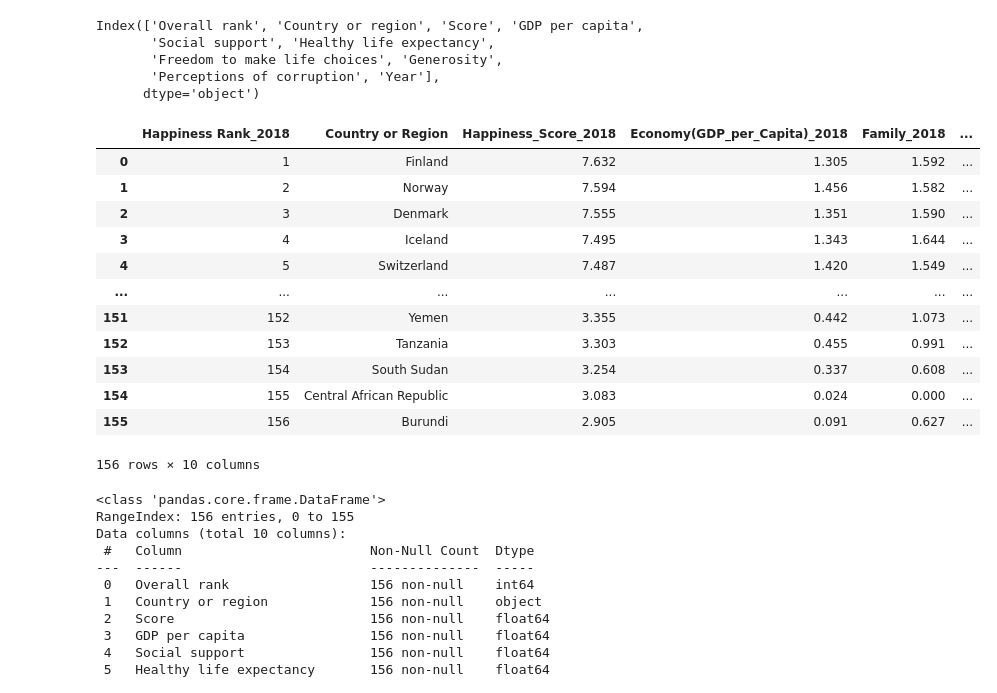
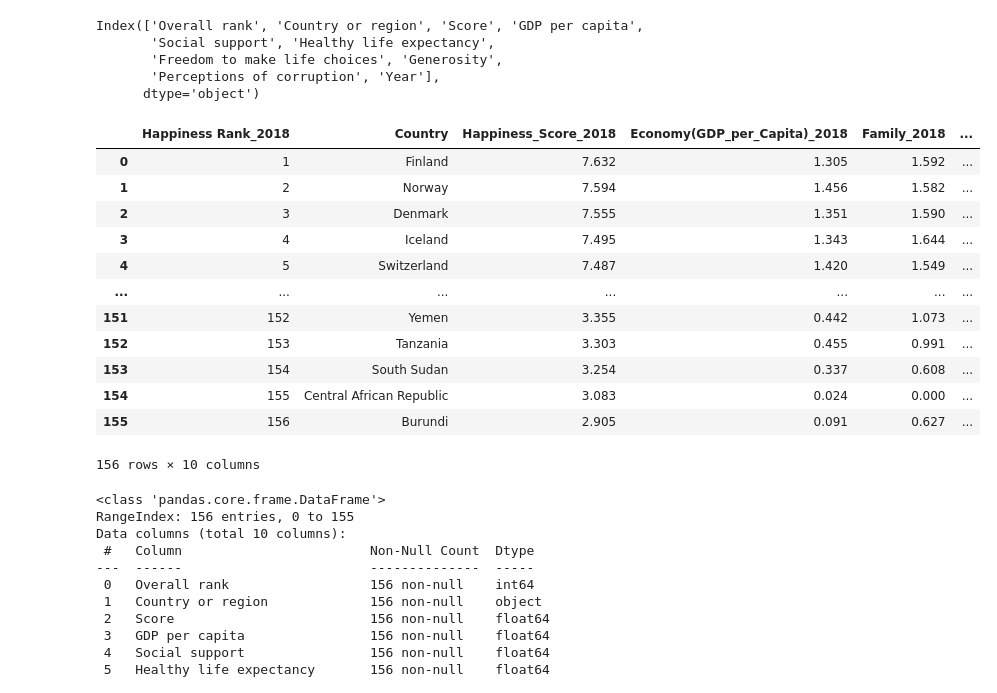
Before and after one commit to benwbarr/ETL-Project, a Jupyter notebook: Resources/Project2Data.ipynb, the cells around one changed output. Drawn from its saved outputs; the diff is of its cells as text; code cells hidden in the pictures.

```diff
--- a/Resources/Project2Data.ipynb
+++ b/Resources/Project2Data.ipynb
@@ -345,14 +345,14 @@ Index(['Overall rank', 'Country or region', 'Score', 'GDP per capita',
        'Perceptions of corruption', 'Year'],
       dtype='object')
 # %%
-h_2018 = h_2018.rename(columns={'Country or region':'Country or Region','Overall rank':'Happiness Rank_2018',
+h_2018 = h_2018.rename(columns={'Country or region':'Country','Overall rank':'Happiness Rank_2018',
 'Score':'Happiness_Score_2018','GDP per capita':'Economy(GDP_per_Capita)_2018', 'Social support':'Family_2018',
 'Healthy life expectancy':'Health_(Life Expectancy)_2018', 'Freedom to make life choices':'Freedom_2018',
 'Perceptions of corruption':'Trust_(Government_Corruption)_2018', 'Generosity':'Generosity_2018'})
 
 h_2018
 # %% [output]
-|  | Happiness Rank_2018 | Country or Region | Happiness_Score_2018 | Economy(GDP_per_Capita)_2018 | Family_2018 | ... |
+|  | Happiness Rank_2018 | Country | Happiness_Score_2018 | Economy(GDP_per_Capita)_2018 | Family_2018 | ... |
 | 0 | 1 | Finland | 7.632 | 1.305 | 1.592 | ... |
 | 1 | 2 | Norway | 7.594 | 1.456 | 1.582 | ... |
 | 2 | 3 | Denmark | 7.555 | 1.351 | 1.590 | ... |
```
Also changed, not shown: parts of 16 cells of this notebook, 2 other files.
